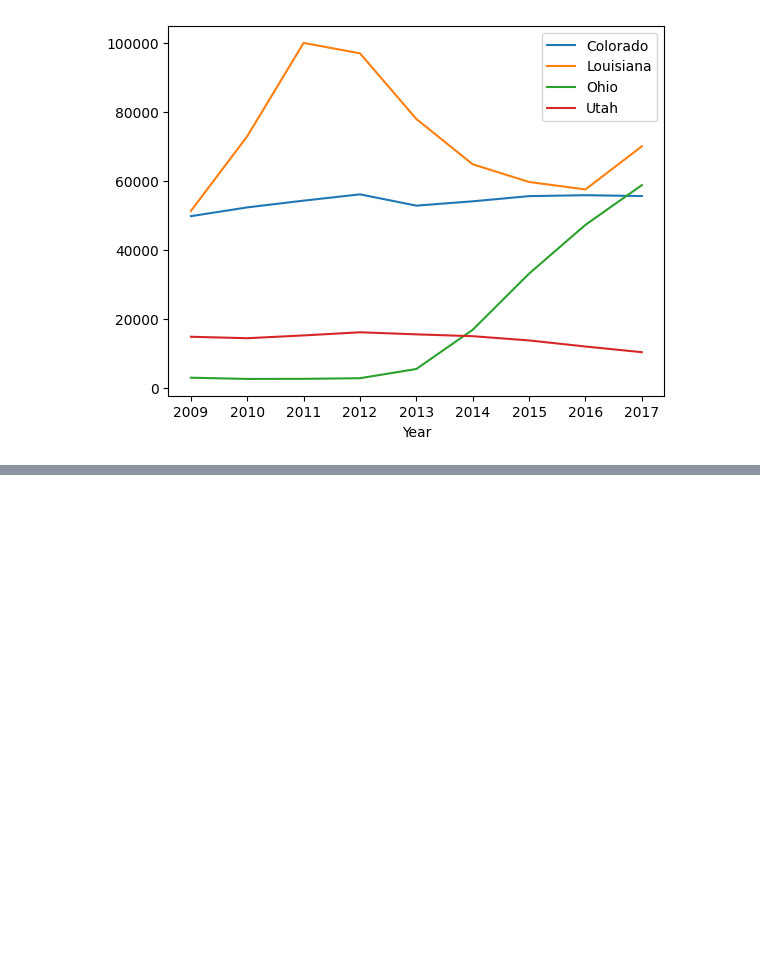
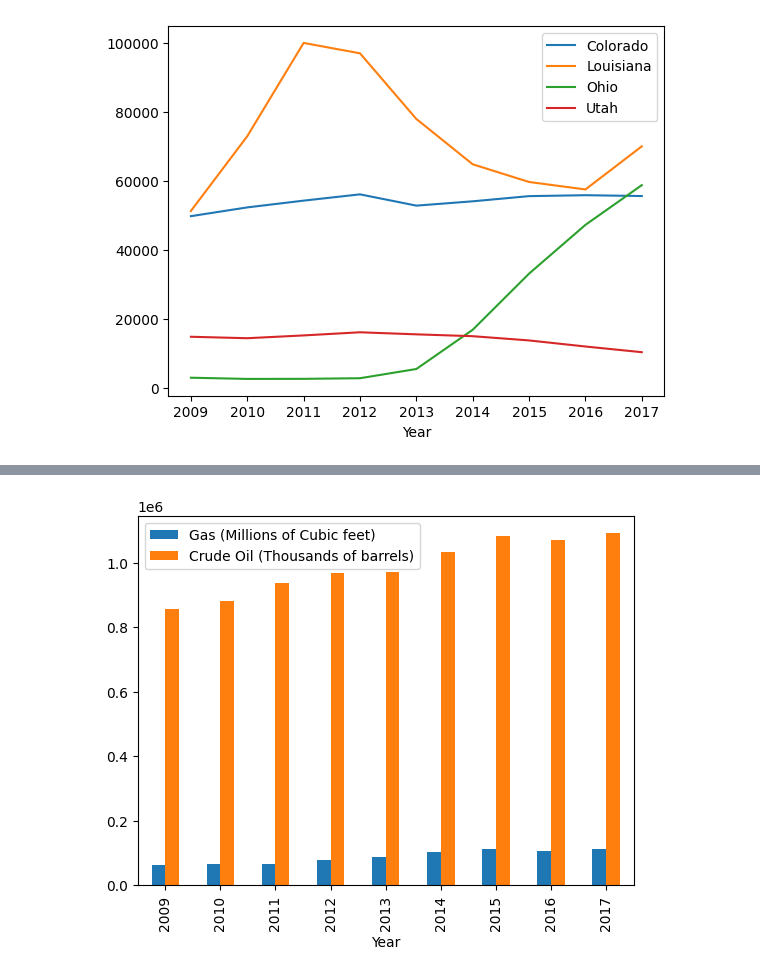
Before and after one commit to halimcan/data-us-oil-and-gas-production, a Jupyter notebook: oil_and_gas.ipynb, the cells around one changed output, grey strips where cells are left out. Cells and saved outputs as stored; diff of their text form; code cells hidden in the pictures; blank space fills up the shorter version.

```diff
--- a/oil_and_gas.ipynb
+++ b/oil_and_gas.ipynb
@@ -253,0 +278,6 @@ plot.set_xlabel("Year");
+# %%
+full_years = np.logical_and(yearly_oil_df.index >= 2009, yearly_oil_df.index <= 2017)
+filtered_yearly_oil_df = yearly_oil_df[full_years]
+### Alternatively we can filter the dataframe with the following line that checks all years have 12 months:
+# month_count = oil_df.groupby(oil_df['Month'].dt.year)['Month'].count() == 12
+# filtered_yearly_oil_df = yearly_oil_df[month_count]
@@ -253,0 +328,10 @@ plot.set_xlabel("Year");
+# %%
+total_gas = filtered_yearly_gas_df.filter(items=['U.S.'])
+total_gas.columns = [ 'Gas' ]
+display(total_gas.head(3))
+
+
+
+total_oil = filtered_yearly_oil_df.filter(items=['U.S. Crude Oil'])
+total_oil.columns = [ 'Crude Oil' ]
+total_oil.head(3)
@@ -253,0 +349,3 @@ plot.set_xlabel("Year");
+# %%
+merged_df = pd.concat([total_oil, total_gas], axis='columns')
+merged_df
@@ -253,0 +364,6 @@ plot.set_xlabel("Year");
+# %%
+plot = merged_df.plot(kind="bar")
+plot.set_xlabel("Year")
+plot.legend(['Gas (Millions of Cubic feet)', 'Crude Oil (Thousands of barrels)']);
+# %% [output]
+[figure, added]
```
Also changed, not shown: parts of 35 cells of this notebook.
